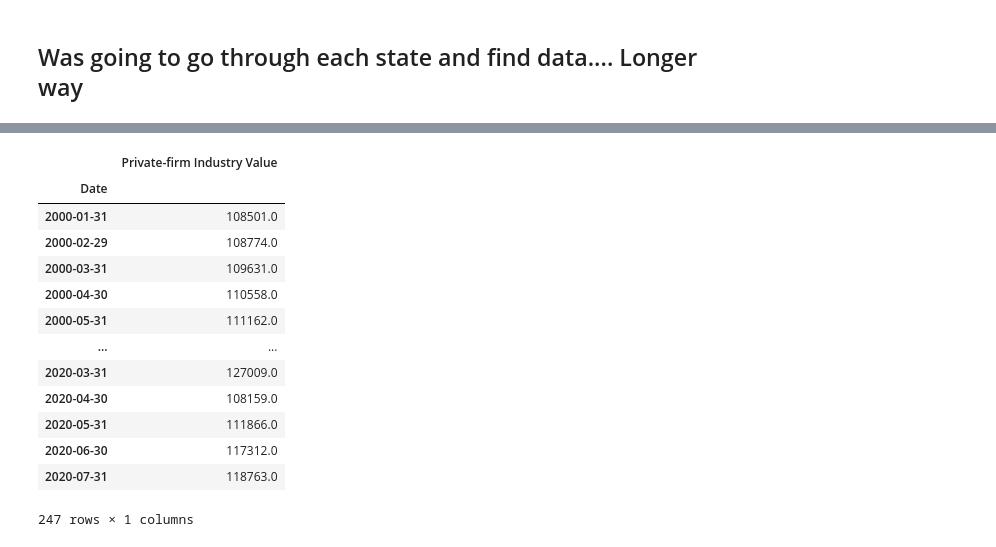
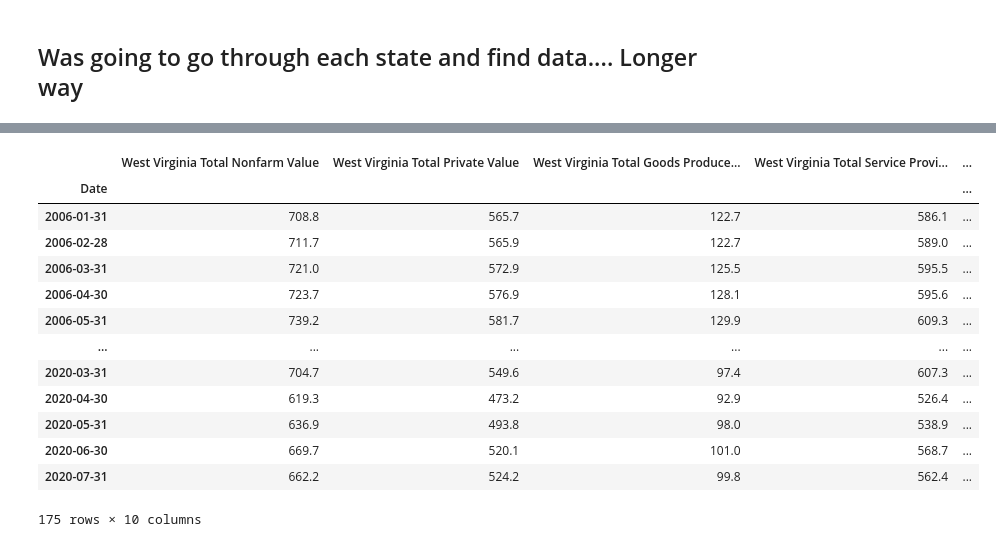
Before and after one commit to BloomTech-Labs/Labs26-Citrics-DS-TeamC, a Jupyter notebook: Quandl_Job.ipynb, the cells around one changed output, grey strips where cells are left out. Drawn from its saved outputs; the diff is of its cells as text; code cells hidden in the pictures.

```diff
--- a/Quandl_Job.ipynb
+++ b/Quandl_Job.ipynb
@@ -879,23 +745,29 @@ wisconsin_gov.rename(columns= {'Value' : 'Wisconsin Government Value'})
+# %%
+westvirginia = pd.merge(westvirginia_nonfarm, westvirginia_private, on='Date')
+# %%
+westvirginia1 = pd.merge(westvirginia, west1, on='Date')
+# %%
+westvirginia2 = pd.merge(westvirginia1, west2, on='Date')
+# %%
+westvirginia3 = pd.merge(westvirginia2, west3, on='Date')
+# %%
+#Missing Truck Transportation
+westvirginia4 = pd.merge(westvirginia3, west4, on='Date')
+westvirginia4
+# %% [output]
+|  | West Virginia Total Nonfarm Value | West Virginia Total Private Value | West Virginia Total Goods Produce... | West Virginia Total Service Provi... | ... |
+| Date |  |  |  |  | ... |
+| 2006-01-31 | 708.8 | 565.7 | 122.7 | 586.1 | ... |
+| 2006-02-28 | 711.7 | 565.9 | 122.7 | 589.0 | ... |
+| 2006-03-31 | 721.0 | 572.9 | 125.5 | 595.5 | ... |
+| 2006-04-30 | 723.7 | 576.9 | 128.1 | 595.6 | ... |
+| 2006-05-31 | 739.2 | 581.7 | 129.9 | 609.3 | ... |
+| ... | ... | ... | ... | ... | ... |
+| 2020-03-31 | 704.7 | 549.6 | 97.4 | 607.3 | ... |
+| 2020-04-30 | 619.3 | 473.2 | 92.9 | 526.4 | ... |
+| 2020-05-31 | 636.9 | 493.8 | 98.0 | 538.9 | ... |
+| 2020-06-30 | 669.7 | 520.1 | 101.0 | 568.7 | ... |
+| 2020-07-31 | 662.2 | 524.2 | 99.8 | 562.4 | ... |
+175 rows × 10 columns
 # %%
 # ---------------------------------------------------------------------------------------------------------------------
-# %%
-# Employment - All employees, thousands; Total private industry
-
-private = quandl.get("BLSE/CEU0500000001", start_date="2000-01-01", end_date="2020-08-01")
-private
-private.rename(columns= {'Value' : 'Private-firm Industry Value'})
-# %% [output]
-|  | Private-firm Industry Value |
-| Date |  |
-| 2000-01-31 | 108501.0 |
-| 2000-02-29 | 108774.0 |
-| 2000-03-31 | 109631.0 |
-| 2000-04-30 | 110558.0 |
-| 2000-05-31 | 111162.0 |
-| ... | ... |
-| 2020-03-31 | 127009.0 |
-| 2020-04-30 | 108159.0 |
-| 2020-05-31 | 111866.0 |
-| 2020-06-30 | 117312.0 |
-| 2020-07-31 | 118763.0 |
-247 rows × 1 columns
```
Also changed, not shown: parts of 406 cells of this notebook.
